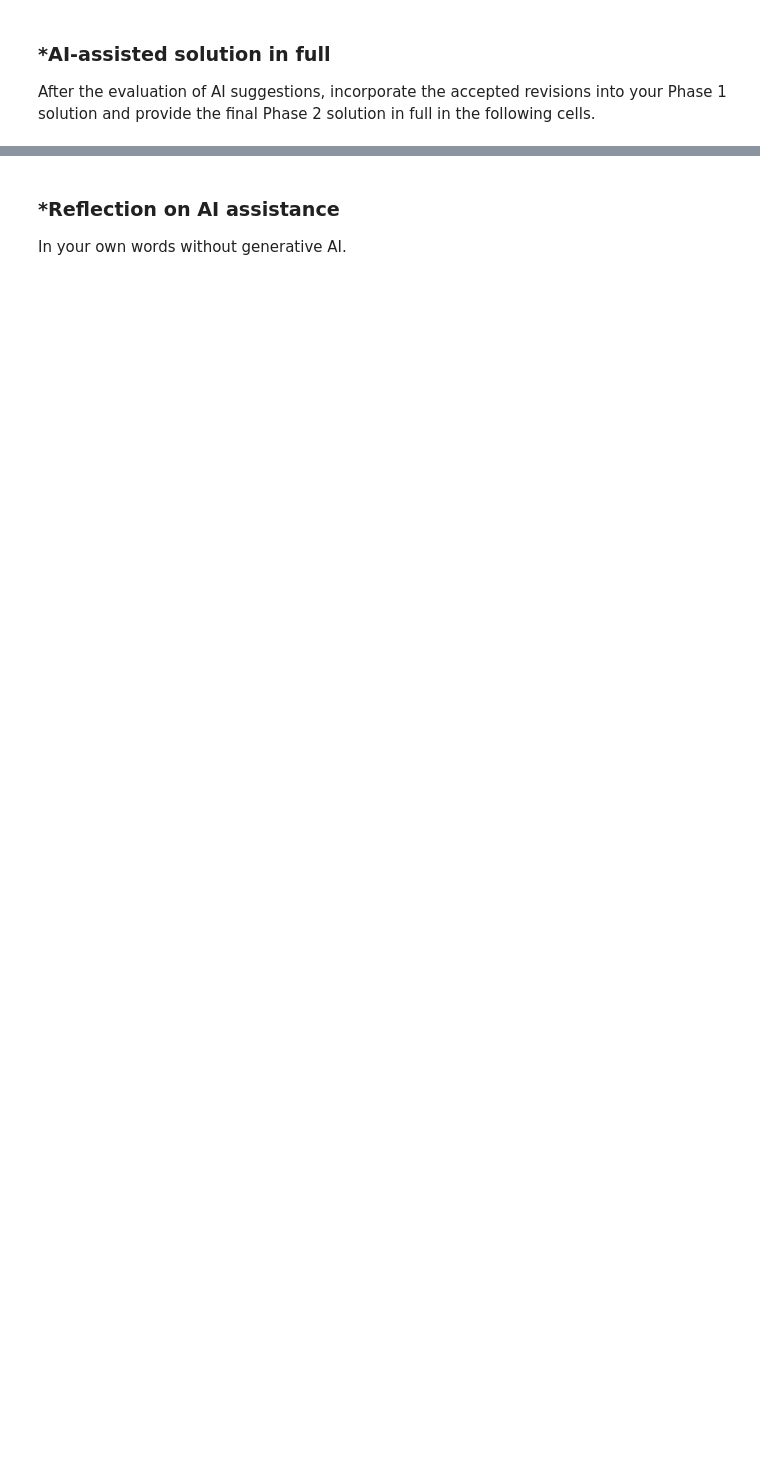
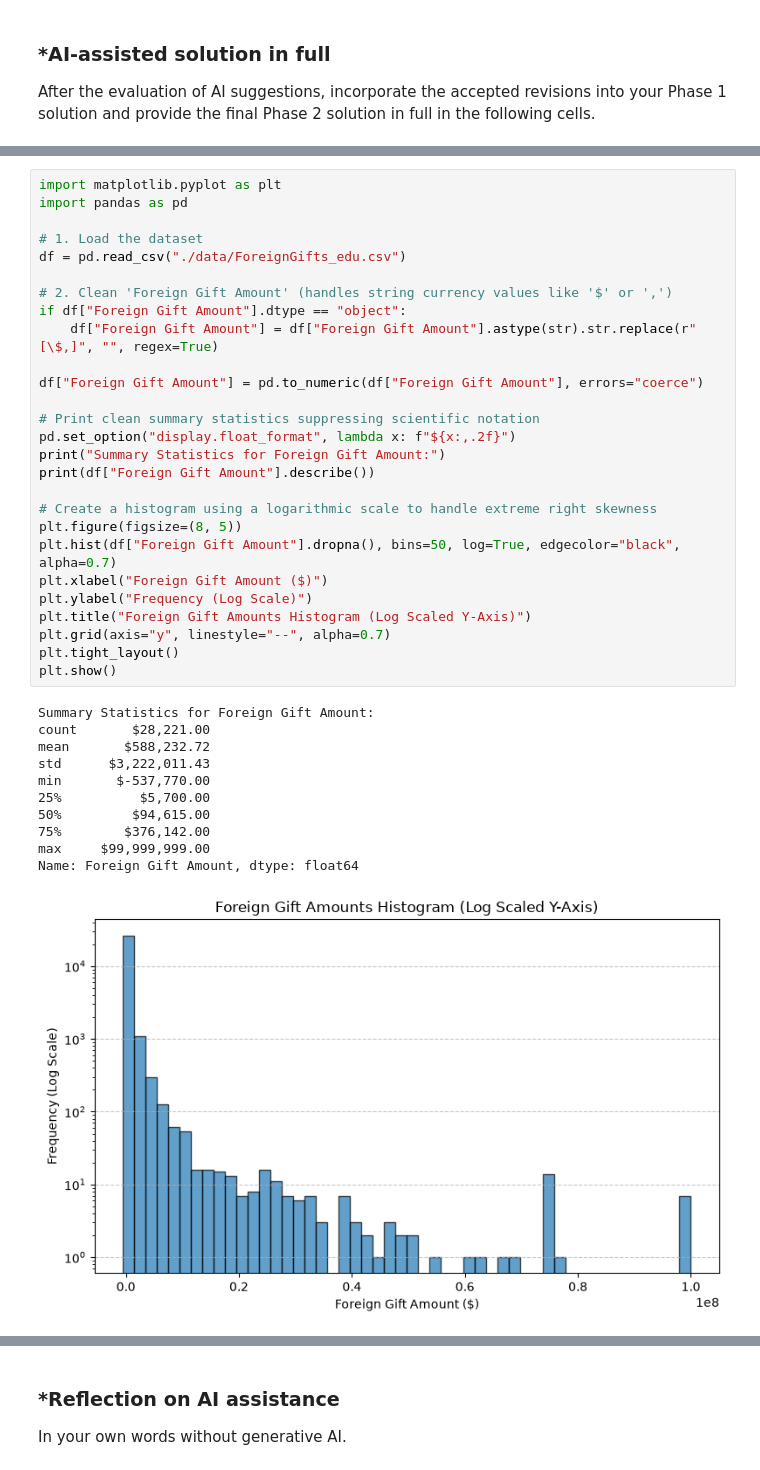
Before and after one commit to Chris-Currie3/A02-eda-and-visualization, a Jupyter notebook: notebook.ipynb, the cells around one changed output, grey strips where cells are left out. Cells and saved outputs as stored; diff of their text form; blank space fills up the shorter version.

```diff
--- a/notebook.ipynb
+++ b/notebook.ipynb
@@ -226,0 +251,39 @@ After the evaluation of AI suggestions, incorporate the accepted revisions into
+# %%
+import matplotlib.pyplot as plt
+import pandas as pd
+
+# 1. Load the dataset
+df = pd.read_csv("./data/ForeignGifts_edu.csv")
+
+# 2. Clean 'Foreign Gift Amount' (handles string currency values like '$' or ',')
+if df["Foreign Gift Amount"].dtype == "object":
+    df["Foreign Gift Amount"] = df["Foreign Gift Amount"].astype(str).str.replace(r"[\$,]", "", regex=True)
+
+df["Foreign Gift Amount"] = pd.to_numeric(df["Foreign Gift Amount"], errors="coerce")
+
+# Print clean summary statistics suppressing scientific notation
+pd.set_option("display.float_format", lambda x: f"${x:,.2f}")
+print("Summary Statistics for Foreign Gift Amount:")
+print(df["Foreign Gift Amount"].describe())
+
+# Create a histogram using a logarithmic scale to handle extreme right skewness
+plt.figure(figsize=(8, 5))
+plt.hist(df["Foreign Gift Amount"].dropna(), bins=50, log=True, edgecolor="black", alpha=0.7)
+plt.xlabel("Foreign Gift Amount ($)")
+plt.ylabel("Frequency (Log Scale)")
+plt.title("Foreign Gift Amounts Histogram (Log Scaled Y-Axis)")
+plt.grid(axis="y", linestyle="--", alpha=0.7)
+plt.tight_layout()
+plt.show()
+# %% [output]
+Summary Statistics for Foreign Gift Amount:
+count       $28,221.00
+mean       $588,232.72
+std      $3,222,011.43
+min       $-537,770.00
+25%          $5,700.00
+50%         $94,615.00
+75%        $376,142.00
+max     $99,999,999.00
+Name: Foreign Gift Amount, dtype: float64
+[figure, added]
```
Also changed, not shown: parts of 14 cells of this notebook, 4 other files.
